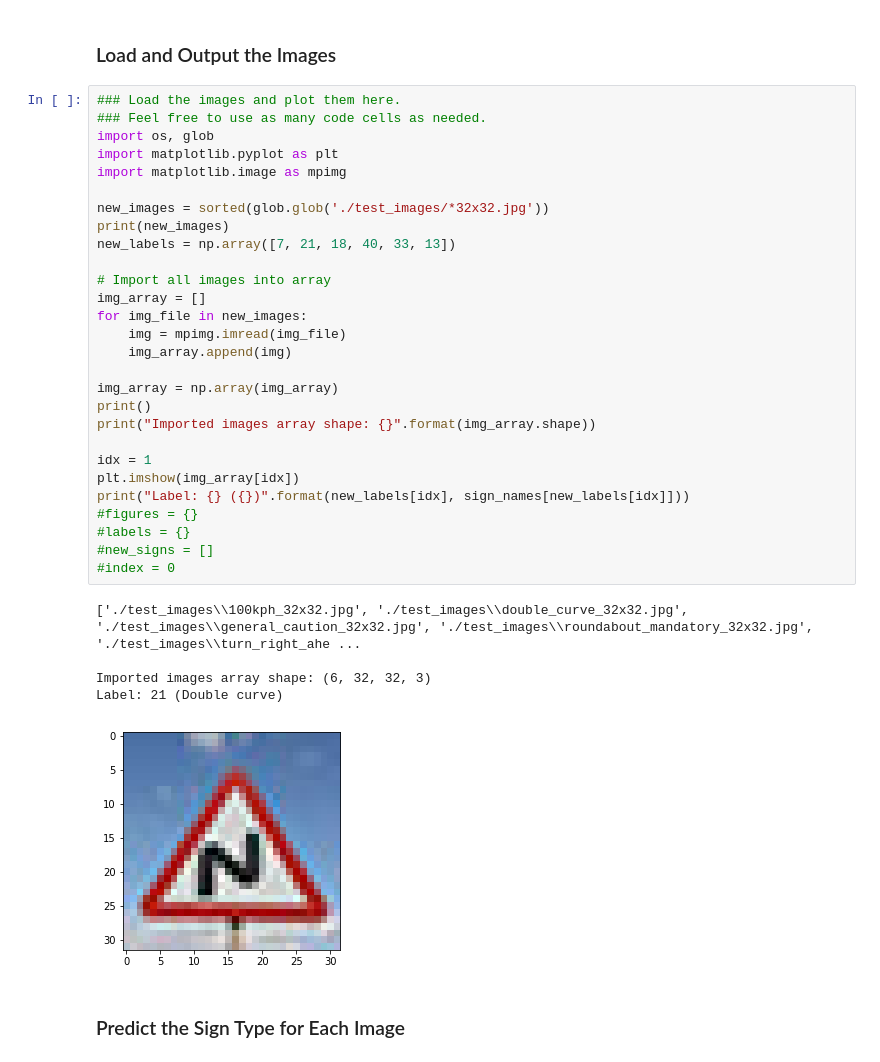
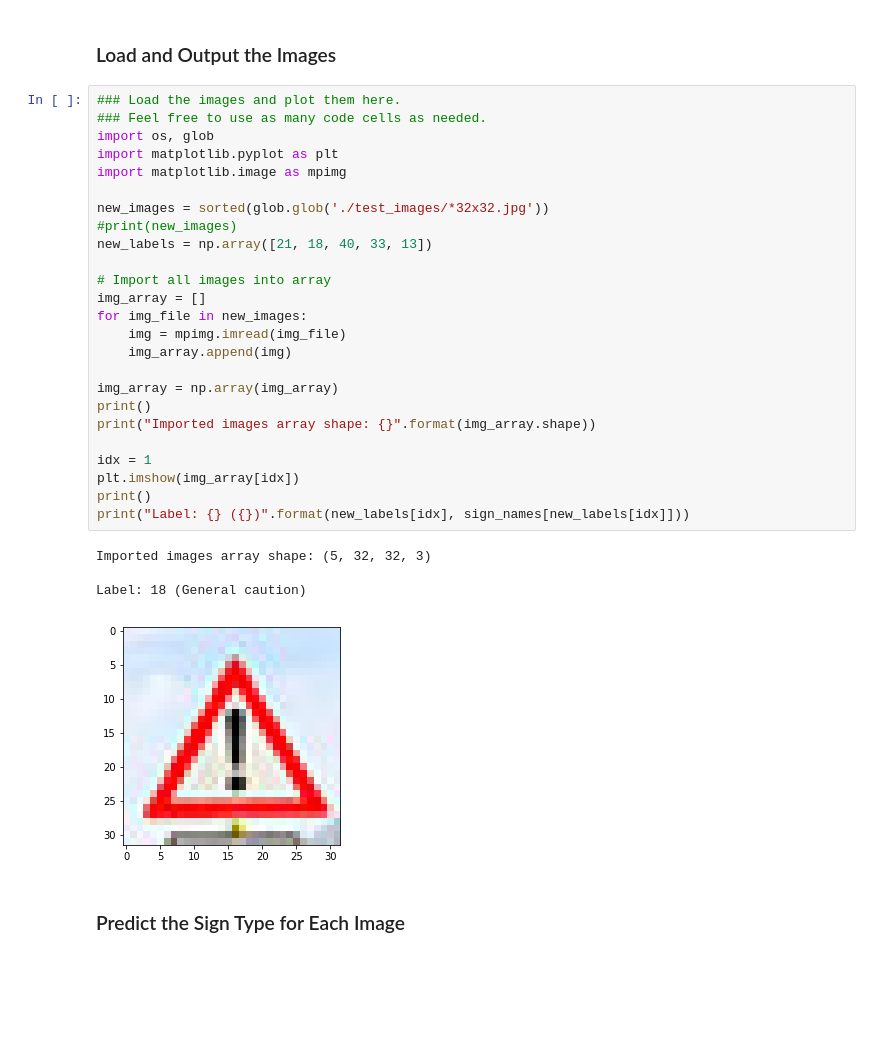
Before and after one commit to JJMats/traffic_sign_classifier, a Jupyter notebook: Traffic_Sign_Classifier.ipynb, the cells around one changed output. Cells and saved outputs as stored; diff of their text form; blank space fills up the shorter version.

```diff
--- a/Traffic_Sign_Classifier.ipynb
+++ b/Traffic_Sign_Classifier.ipynb
@@ -610,37 +591,33 @@ You may find `signnames.csv` useful as it contains mappings from the class id (i
 # %%
 ### Load the images and plot them here.
 ### Feel free to use as many code cells as needed.
 import os, glob
 import matplotlib.pyplot as plt
 import matplotlib.image as mpimg
 
 new_images = sorted(glob.glob('./test_images/*32x32.jpg'))
-print(new_images)
-new_labels = np.array([7, 21, 18, 40, 33, 13])
+#print(new_images)
+new_labels = np.array([21, 18, 40, 33, 13])
 
 # Import all images into array
 img_array = []
 for img_file in new_images:
     img = mpimg.imread(img_file)
     img_array.append(img)
 
 img_array = np.array(img_array)
 print()
 print("Imported images array shape: {}".format(img_array.shape))
 
 idx = 1
 plt.imshow(img_array[idx])
+print()
 print("Label: {} ({})".format(new_labels[idx], sign_names[new_labels[idx]]))
-#figures = {}
-#labels = {}
-#new_signs = []
-#index = 0
 # %% [output]
-['./test_images\\100kph_32x32.jpg', './test_images\\double_curve_32x32.jpg', './test_images\\general_caution_32x32.jpg', './test_images\\roundabout_mandatory_32x32.jpg', './test_images\\turn_right_ahe ...
+Imported images array shape: (5, 32, 32, 3)
 
-Imported images array shape: (6, 32, 32, 3)
-Label: 21 (Double curve)
+Label: 18 (General caution)
-[figure, old version]
+[figure, new version]
 # %% [markdown]
 ### Predict the Sign Type for Each Image
 # %%
```
Also changed, not shown: parts of 20 cells of this notebook, 17 other files.
